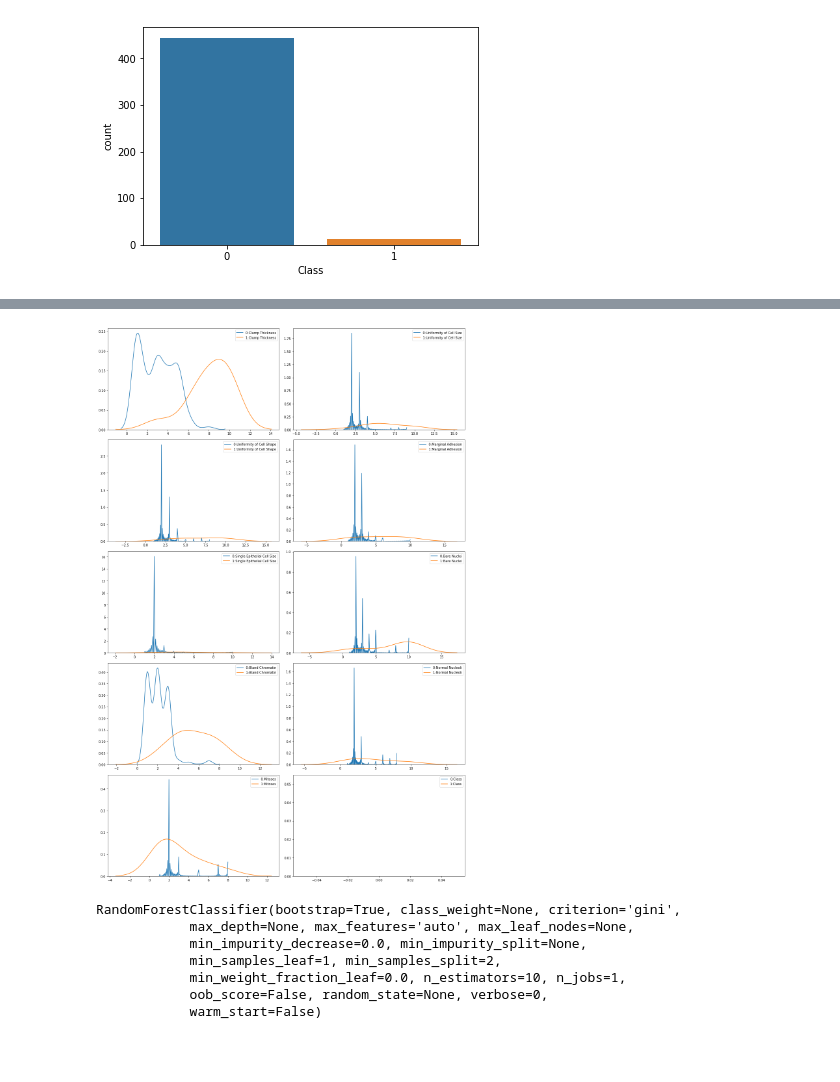
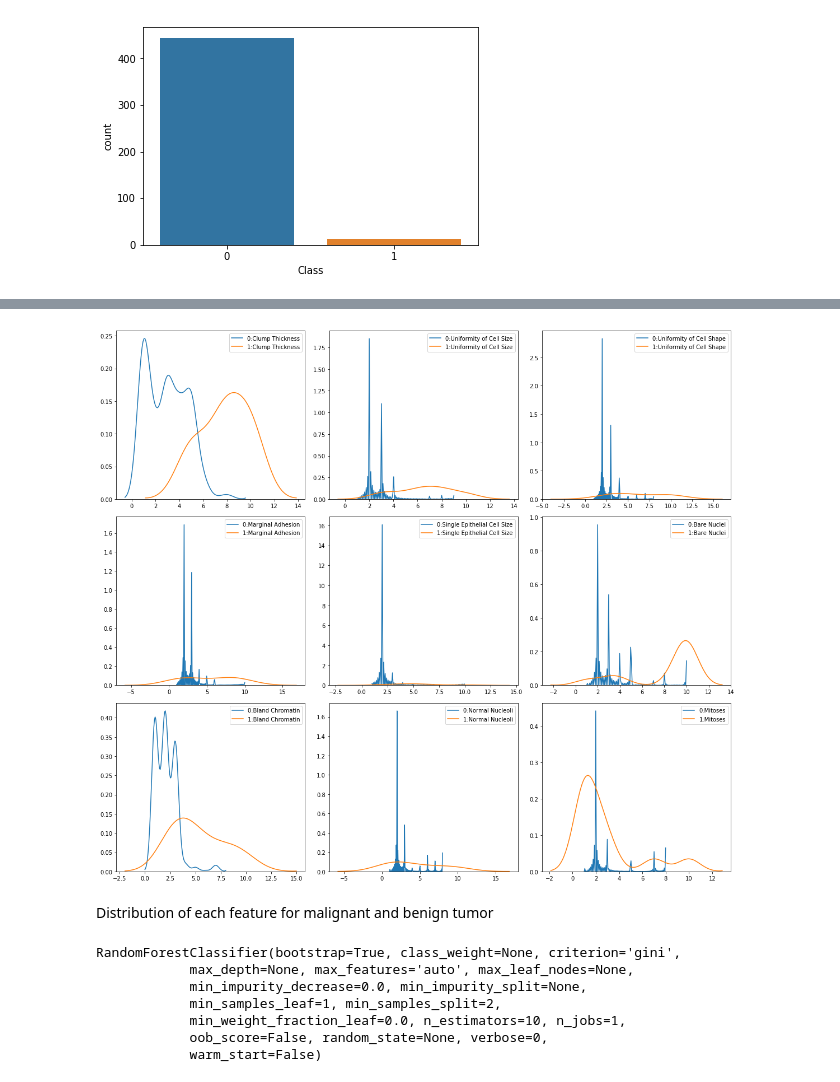
Before and after one commit to anushamohan/python_machine_learning, a Jupyter notebook: cross-validation.ipynb, the cells around one changed output, grey strips where cells are left out. Drawn from its saved outputs; the diff is of its cells as text; code cells hidden in the pictures; blank space fills up the shorter version.

```diff
--- a/cross-validation.ipynb
+++ b/cross-validation.ipynb
@@ -11,4 +13,5 @@ from sklearn.model_selection import train_test_split
 
 %matplotlib inline
 # %%
-new_data = pd.read_csv('Downloads/data_updated.csv')
+new_data = pd.read_csv('Downloads/data_updated.csv', index_col=0)
+new_data.shape
@@ -58,13 +42,16 @@ new_data.head()
 # %%
-ccols = new_data.columns[1:]
+ccols = new_data.columns
+
 grouped_data = new_data.groupby('Class')
-fig, axes = plt.subplots(nrows=5, ncols=2, figsize=(16, 24),
+fig, axes = plt.subplots(nrows=3, ncols=3, figsize=(16, 14),
                          tight_layout=True)
 for ax, p in zip(axes.ravel(), ccols):
     for k, v in grouped_data[p]:
         sns.kdeplot(v, ax=ax, label=str(k)+":"+v.name)
 # %% [output]
-[figure, old version]
+[figure, new version]
+# %% [markdown]
+Distribution of each feature for malignant and benign tumor
 # %%
 def metrics(true, preds):
     accuracy = accuracy_score(true, preds)
```
Also changed, not shown: parts of 22 cells of this notebook.
